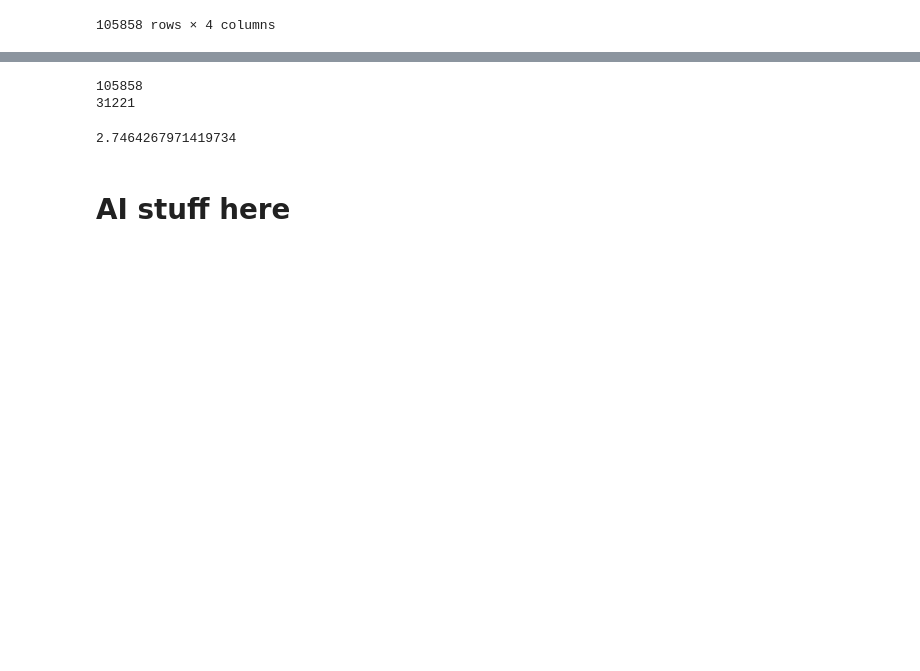
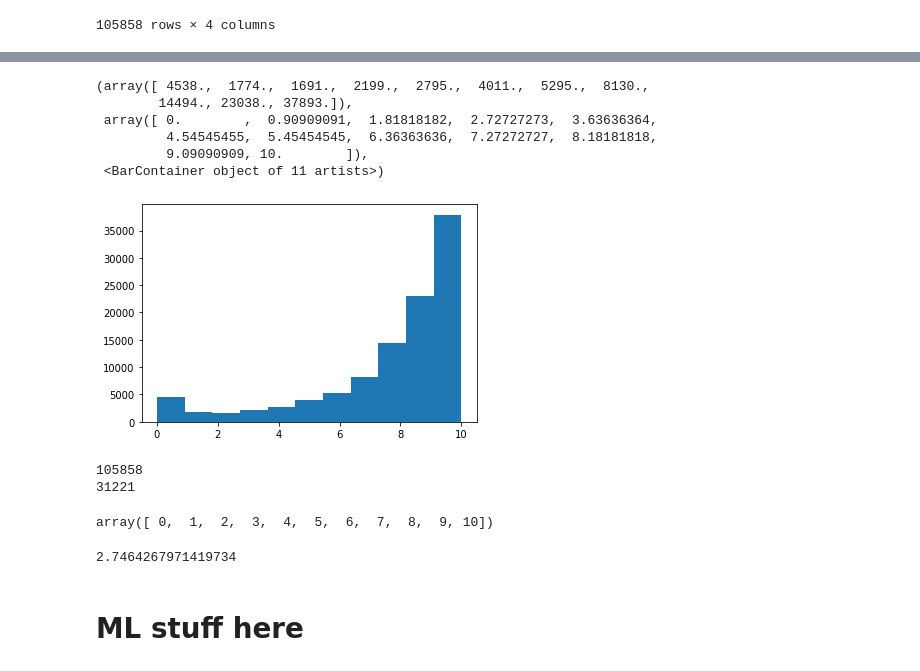
Before and after one commit to psaunderualberta/466_Group_Project, a Jupyter notebook: embeddings.ipynb, the cells around one changed output, grey strips where cells are left out. Saved outputs shown, nothing was run; the diff lists cells and outputs as text; code cells hidden in the pictures; blank space fills up the shorter version.

```diff
--- a/embeddings.ipynb
+++ b/embeddings.ipynb
@@ -34,5 +45,9 @@ train_data
 # %%
-def format_data(data):
+us_mean = train_valid["Userscore"].mean()
+us_max = train_valid["Userscore"].max()
+us_min = train_valid["Userscore"].min()
+
+def format_data(data, normalize=True):
     """
     previously dropped columns and concatenated game id to platform
     now only drops `Unnamed: 0`
@@ -40,7 +55,12 @@ def format_data(data):
     #cp = data.copy(deep=True)
     #cp["Title"] = cp["Title"] + " (" + cp["Platform"] + ")"
     #fmt = cp.drop(["Comment", "Platform", "Unnamed: 0"], axis=1)
+    #us = fmt["Userscore"]
     fmt = data.drop(["Unnamed: 0"], axis=1)
+    if normalize:
+        fmt["Userscore"] = (fmt["Userscore"] - us_mean) / (us_max - us_min)
+        #fmt["Userscore"] = fmt["Userscore"].astype(float)
+        #pass
     return fmt
 
 def group_data(data):
@@ -50,9 +70,13 @@ def group_data(data):
     return dict(tuple(data.groupby('Username')))
 
 
-train_data_fmt = format_data(train_data)
-test_data_fmt = format_data(test_data)
-valid_data_fmt = format_data(valid_data)
+#train_data_fmt = format_data(train_data)
+#test_data_fmt = format_data(test_data, normalize=False)
+#valid_data_fmt = format_data(valid_data)
+
+train_data_fmt = format_data(train_data, normalize=False)
+test_data_fmt = format_data(test_data, normalize=False)
+valid_data_fmt = format_data(valid_data, normalize=False)
 
 train_group = group_data(train_data_fmt)
 test_group = group_data(test_data_fmt)
@@ -99,9 +134,23 @@ train_data_fmt
+# %%
+plt.hist(train_data_fmt['Userscore'], bins=11)
+# %% [output]
+(array([ 4538.,  1774.,  1691.,  2199.,  2795.,  4011.,  5295.,  8130.,
+        14494., 23038., 37893.]),
+ array([ 0.        ,  0.90909091,  1.81818182,  2.72727273,  3.63636364,
+         4.54545455,  5.45454545,  6.36363636,  7.27272727,  8.18181818,
+         9.09090909, 10.        ]),
+ <BarContainer object of 11 artists>)
+[figure, added]
 # %%
 print(len(train_data_fmt))
 print(len(test_data_fmt))
 # %% [output]
 105858
 31221
+# %%
+np.unique(train_data_fmt["Userscore"])
+# %% [output]
+array([ 0,  1,  2,  3,  4,  5,  6,  7,  8,  9, 10])
 # %%
 # base rmse
 # RMSE = \sqrt(MSE)
@@ -132,7 +181,7 @@ get_base_rmse2(train_data_fmt, test_data_fmt)
 # %% [output]
 2.7464267971419734
 # %% [markdown]
-# AI stuff here
+# ML stuff here
 # %%
 from fastai.tabular.all import *
 from fastai.collab import *
```
Also changed, not shown: parts of 19 cells of this notebook.
